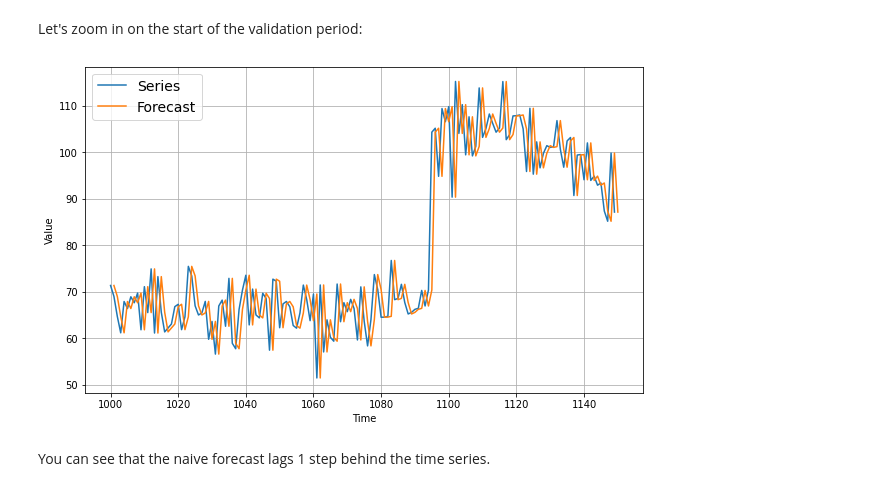
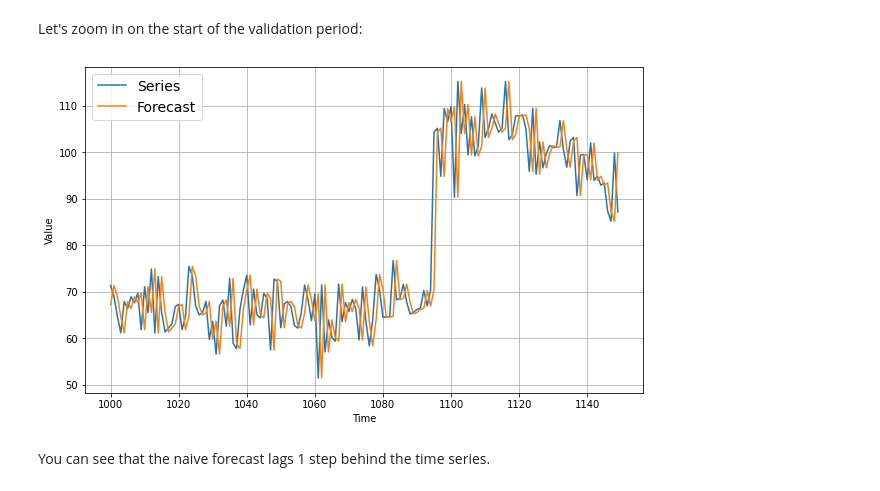
Before and after one commit to Sciform/sciform-hwz-ai-in-controlling, a Jupyter notebook: ts_02_forecasting_naive.ipynb, the cells around one changed output. Saved outputs shown, nothing was run; the diff lists cells and outputs as text; code cells hidden in the pictures.

```diff
--- a/ts_02_forecasting_naive.ipynb
+++ b/ts_02_forecasting_naive.ipynb
@@ -80,9 +87,9 @@ Let's zoom in on the start of the validation period:
 # %%
 plt.figure(figsize=(10, 6))
 plot_series(time_valid, x_valid, start=0, end=150, label="Series")
-plot_series(time_valid, naive_forecast, start=1, end=151, label="Forecast")
+plot_series(time_valid, naive_forecast, start=0, end=150, label="Forecast")
 # %% [output]
-[figure, old version]
+[figure, new version]
 # %% [markdown]
 You can see that the naive forecast lags 1 step behind the time series.
 # %% [markdown]
```
Also changed, not shown: parts of 7 cells of this notebook.
